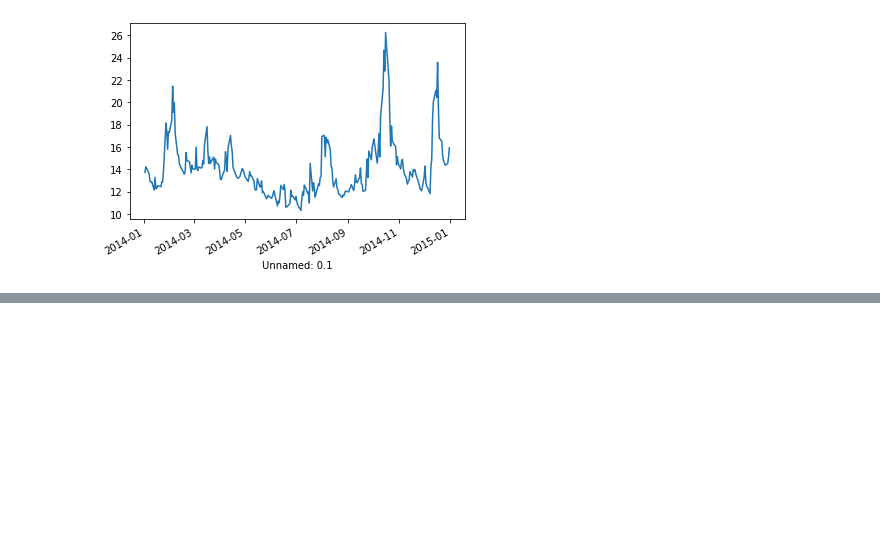
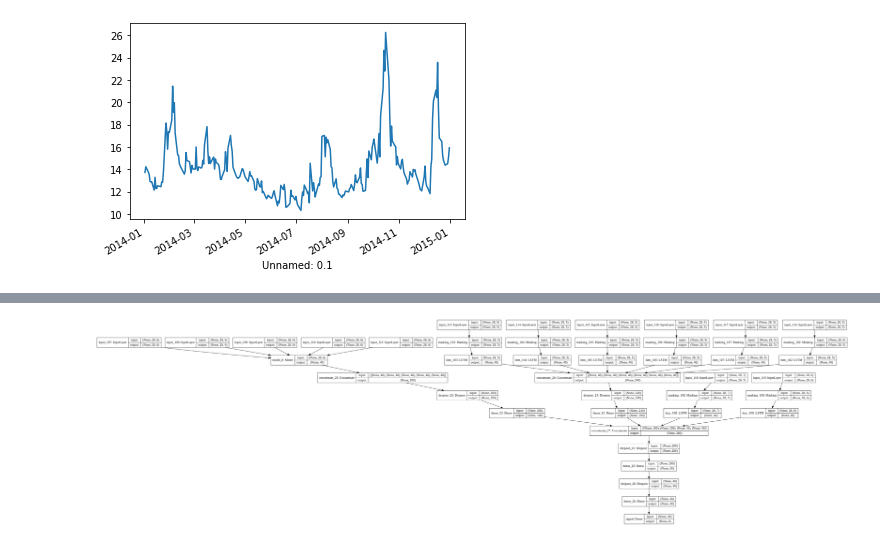
Before and after one commit to physikcat/PredictPrice, a Jupyter notebook: PridictPrice_datetime.ipynb, the cells around one changed output, grey strips where cells are left out. Saved outputs shown, nothing was run; the diff lists cells and outputs as text; code cells hidden in the pictures; blank space fills up the shorter version.

```diff
--- a/PridictPrice_datetime.ipynb
+++ b/PridictPrice_datetime.ipynb
@@ -355,0 +460,13 @@ vix_pct.plot()
+# %%
+# 整理label
+label_1d_names = ["Label_LMEAluminium_train_1d",
+                  "Label_LMECopper_train_1d",
+                  "Label_LMELead_train_1d",
+                  "Label_LMENickel_train_1d",
+                  "Label_LMETin_train_1d",
+                  "Label_LMEZinc_train_1d",
+                  ]
+
+label_1d_list = [df_dict[name].drop('Unnamed: 0', 1) for name in label_1d_names]
+
+Y_label_1d_df = pd.concat(label_1d_list, axis=1)
@@ -355,0 +496,4 @@ vix_pct.plot()
+# %%
+# 测试
+dates = pd.date_range(end='2003-01-06T00:00:00.000000000', periods=14)
+Y_label_1d_df.reindex(dates)
@@ -355,0 +516,6 @@ vix_pct.plot()
+# %%
+def getXTrain(df, enddate, periods):
+  dates =  pd.date_range(end=enddate, periods=periods)
+  out_list = df.reindex(dates).fillna(method='ffill').fillna(0).values
+
+  return out_list
@@ -355,0 +684,20 @@ vix_pct.plot()
+# %%
+comex = ["COMEX_Copper_train",
+         "COMEX_Gold_train",
+         "COMEX_Palladium_train",
+         "COMEX_Platinum_train",
+         "COMEX_Silver_train"]
+
+comex_list = [X_train_dict[dict_name] for dict_name in comex]
+
+lme   = [
+           "LMEAluminium3M_train",
+           "LMECopper3M_train",
+           "LMELead3M_train",
+           "LMENickel3M_train",
+           "LMETin3M_train",
+           "LMEZinc3M_train", ]
+
+lme_list = [X_train_dict[dict_name] for dict_name in lme]
+
+model = trainRNN(comex_list, lme_list, X_train_dict["Indices_all"], X_train_dict["IO_all"],  Y_label_1d_df.values)
@@ -355,0 +722,4 @@ vix_pct.plot()
+# %%
+keras.utils.plot_model(model, show_shapes=True)
+# %% [output]
+[figure, added]
```
Also changed, not shown: parts of 15 cells of this notebook.
